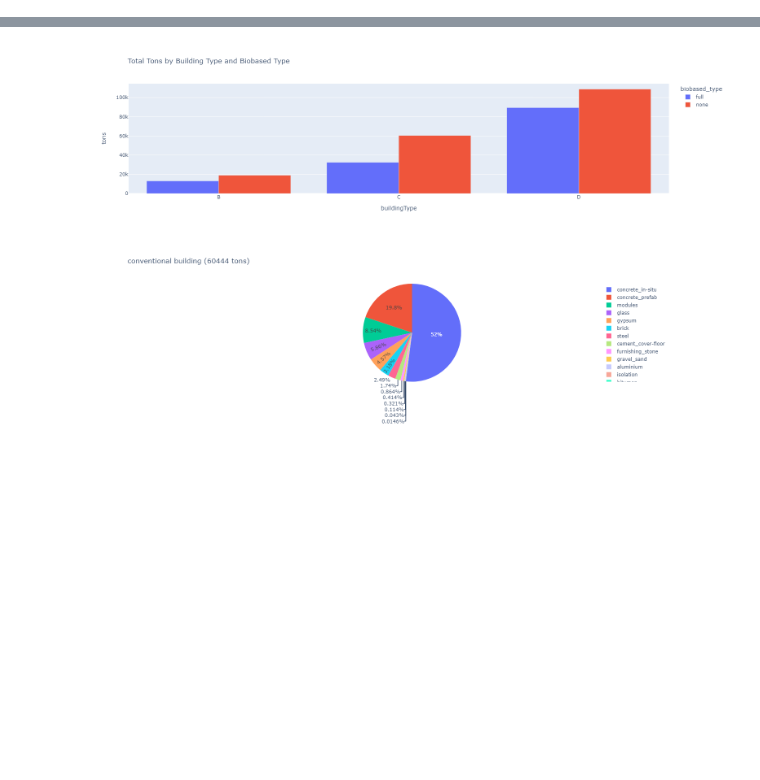
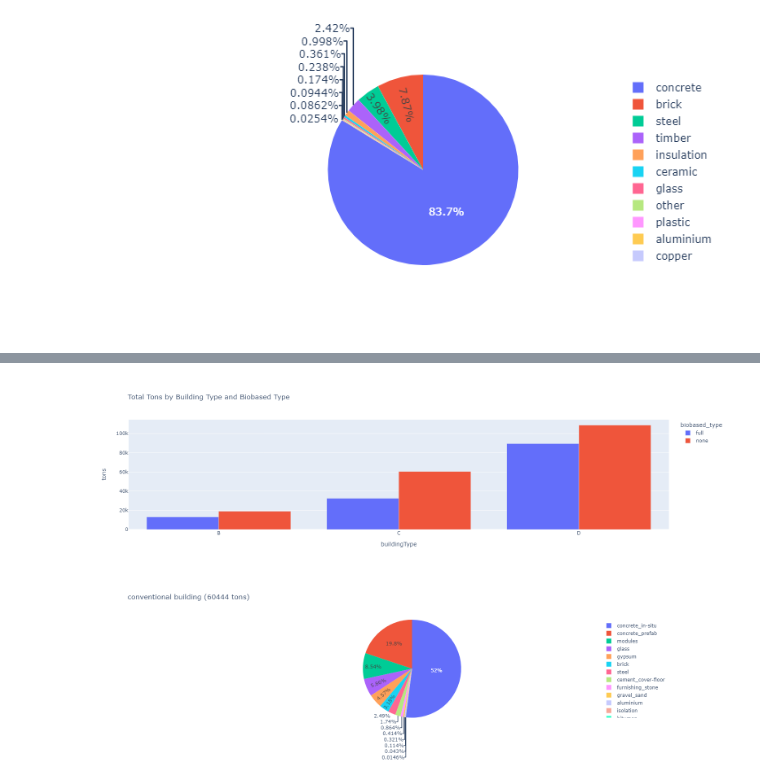
Before and after one commit to TanyaTsui/bimzec, a Jupyter notebook: model.ipynb, the cells around one changed output, grey strips where cells are left out. Cells and saved outputs as stored; diff of their text form; code cells hidden in the pictures; blank space fills up the shorter version.

Commit message:
added zuid oost case

```diff
--- a/model.ipynb
+++ b/model.ipynb
@@ -1264,6 +1348,7 @@ params_options = {
                       'circular non-structural + structural elements',
                       'circular non-structural + structural + foundation elements',
                       'conventional'],
+    'model_boundary': ['metropolitan region of amsterdam', 'zuid-oost']
 }
 
 params_conversion = {
@@ -1335,17 +1420,0 @@ Dropdown(description='circularity_type', layout=Layout(width='500px'), options=(
-# %%
-parameters_dict = {}
-for name in dropdowns.keys():
-    parameters_dict[name] = dropdowns[name].value
-
-for key, value in parameters_dict.items():
-    if key in params_conversion:
-        parameters_dict[key] = params_conversion[key][value]
-
-# create and run model
-model = Model(parameters_dict)
-for i in range(3):
-    # each model.step() is a year.
-    # This model simulates 10 years: from 2023 to 2033.
-    print(f'\n\nyear {i + 2023} ... ')
-    model.step()
-    # print(f'\ntotal emissions (for all hubs, all materials): {model.emissions_s2h}')
@@ -1431,0 +1421,16 @@ df
+# %%
+parameters_dict = {}
+for name in dropdowns.keys():
+    parameters_dict[name] = dropdowns[name].value
+
+for key, value in parameters_dict.items():
+    if key in params_conversion:
+        parameters_dict[key] = params_conversion[key][value]
+
+# create and run model
+model = Model(parameters_dict)
+for i in range(1):
+    # each model.step() is a year.
+    # This model simulates 10 years: from 2023 to 2033.
+    print(f'\n\nyear {i + 2023} ... ')
+    model.step()
@@ -1431,0 +1568,11 @@ df
+# %%
+demSites = model.demolition_sites_df
+demSites = demSites.sum(numeric_only=True).reset_index()
+demSites.columns = ['material', 'tons']
+demSites = demSites[~demSites.material.isin(['inA10', 'unique_id', 'waterbound'])]
+demSites
+
+fig = px.pie(demSites, values='tons', names='material')
+fig.show()
+# %% [output]
+[figure, added]
```
Also changed, not shown: parts of 14 cells of this notebook, 31 other files.
